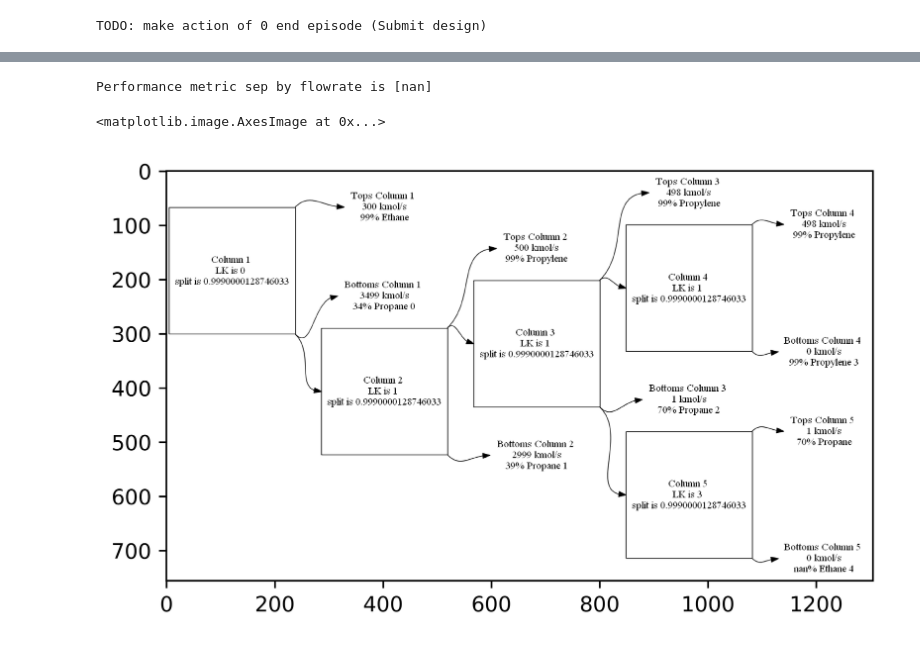
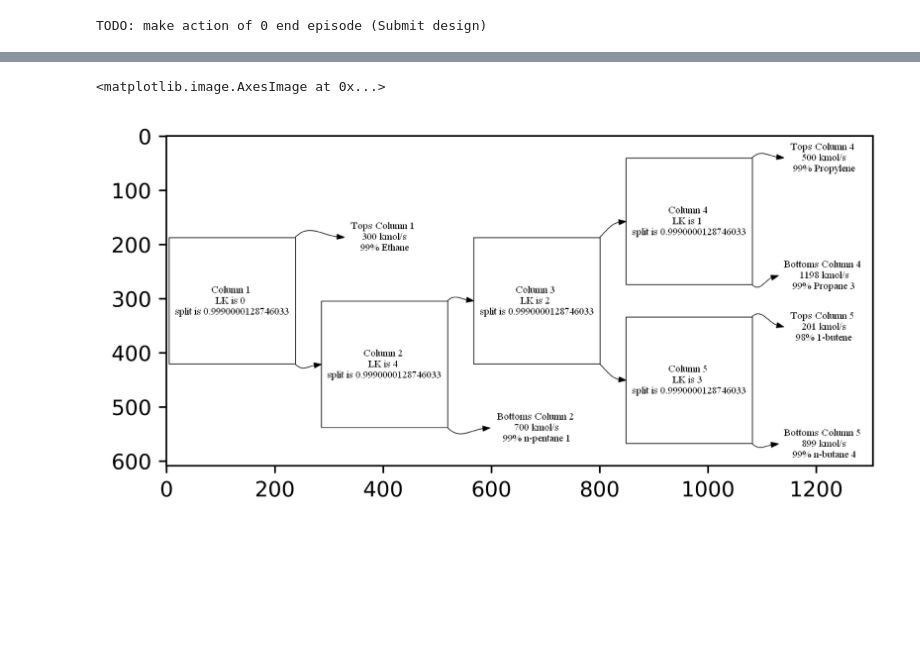
Before and after one commit to lollcat/RL-Process-Design, a Jupyter notebook: Discrete and Continuous/Heuristic Design/Untitled.ipynb, the cells around one changed output, grey strips where cells are left out. Cells and saved outputs as stored; diff of their text form; code cells hidden in the pictures; blank space fills up the shorter version.

```diff
--- a/Discrete and Continuous/Heuristic Design/Untitled.ipynb
+++ b/Discrete and Continuous/Heuristic Design/Untitled.ipynb
@@ -15,7 +15,7 @@ env.reset()
 for i in range(env.split_option_n):
     selected_stream = env.n_outlet_streams - 1
     selected_compound = i
-    discrete_action = selected_stream*env.split_option_n + selected_stream
+    discrete_action = selected_stream*env.split_option_n + selected_compound
     continuous_action = 1
     action = ()
     env.step([continuous_action, discrete_action])
@@ -39,7 +39,7 @@ sep_order = [0, 0, 1, 0, 1]
 for i in range(env.split_option_n):
     selected_stream = sep_order[i]
     selected_compound = flowrated_order[i]
-    discrete_action = selected_stream*env.split_option_n + selected_stream
+    discrete_action = selected_stream*env.split_option_n + selected_compound
     continuous_action = 1
     action = ()
     env.step([continuous_action, discrete_action])
@@ -62,13 +62,13 @@ sep_order = [0, 1, 1, 1, 3]
 for i in range(env.split_option_n):
     selected_stream = sep_order[i]
     selected_compound = flowrated_order[i]
-    discrete_action = selected_stream*env.split_option_n + selected_stream
+    discrete_action = selected_stream*env.split_option_n + selected_compound
     continuous_action = 1
     action = ()
     env.step([continuous_action, discrete_action])
 performance_flowrate = env.Performance_metric
-sequence_2 = env.sep_order
-print(f'Performance metric sep by flowrate is {performance_flowrate}')
+sequence_3 = env.sep_order
+print(f'Performance metric sep by rel vol is {performance_flowrate}')
 
 BFD3 = Visualiser(env).visualise()
 matplotlib.rcParams['figure.dpi']= 800
@@ -79,5 +79,4 @@ ax.imshow(BFD3)
-Performance metric sep by flowrate is [nan]
+<matplotlib.image.AxesImage at 0x...>
-<matplotlib.image.AxesImage at 0x...>
-[figure, old version]
+[figure, new version]
 # %%
 env.
```
Also changed, not shown: parts of 3 cells of this notebook, 13 other files.
